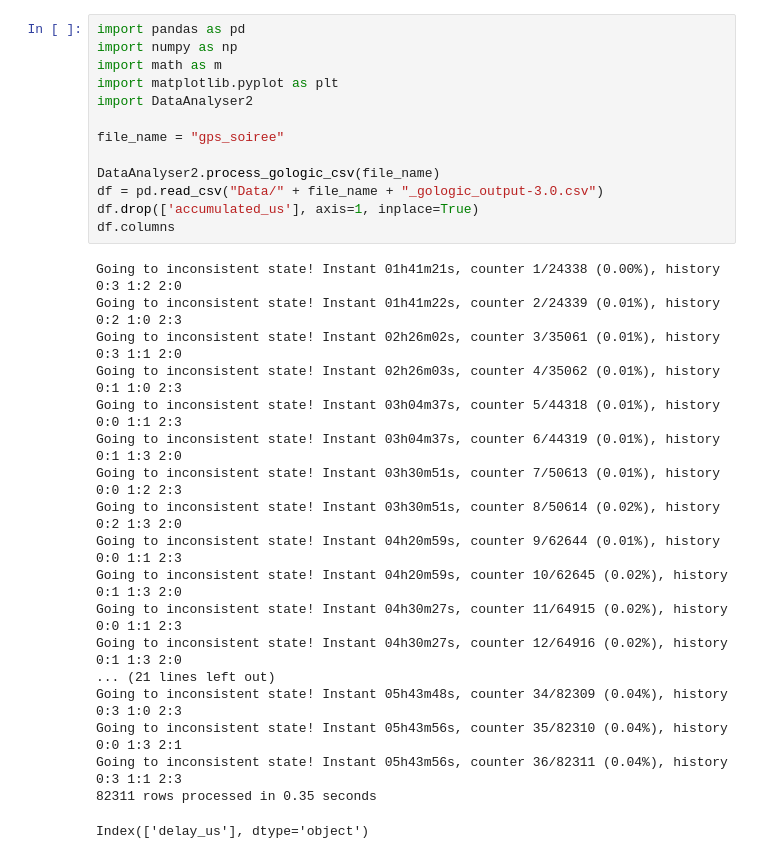
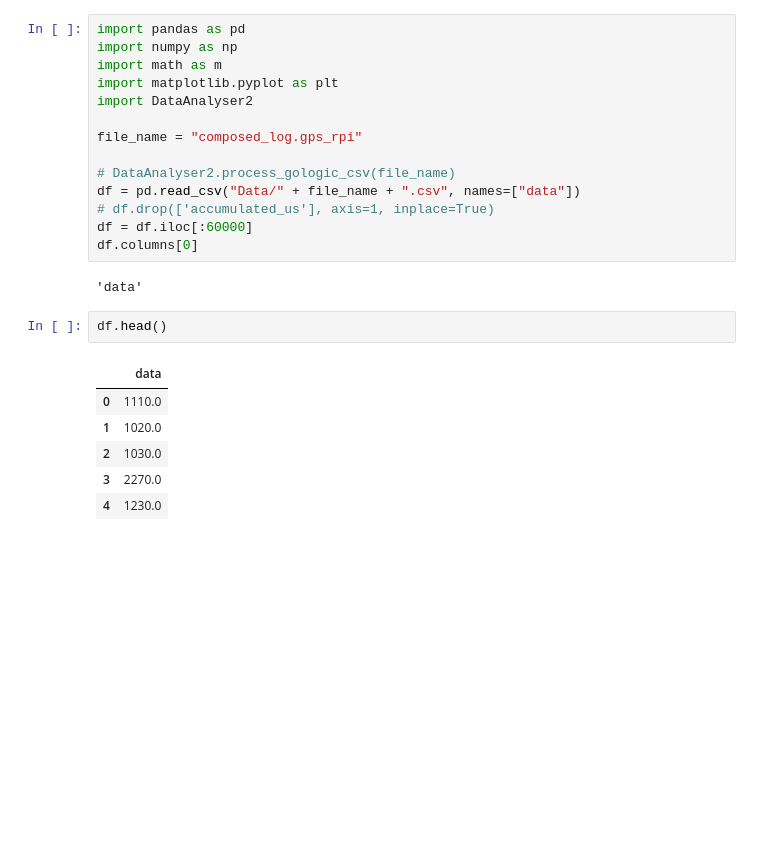
Before and after one commit to felipemoran/DataAnalyser, a Jupyter notebook: single_df_plot.ipynb, the cells around one changed output. Saved outputs shown, nothing was run; the diff lists cells and outputs as text; blank space fills up the shorter version.

```diff
--- a/single_df_plot.ipynb
+++ b/single_df_plot.ipynb
@@ -18,31 +18,24 @@ import math as m
 import matplotlib.pyplot as plt
 import DataAnalyser2
 
-file_name = "gps_soiree"
+file_name = "composed_log.gps_rpi"
 
-DataAnalyser2.process_gologic_csv(file_name)
-df = pd.read_csv("Data/" + file_name + "_gologic_output-3.0.csv")
-df.drop(['accumulated_us'], axis=1, inplace=True)
-df.columns
+# DataAnalyser2.process_gologic_csv(file_name)
+df = pd.read_csv("Data/" + file_name + ".csv", names=["data"])
+# df.drop(['accumulated_us'], axis=1, inplace=True)
+df = df.iloc[:60000]
+df.columns[0]
 # %% [output]
-Going to inconsistent state! Instant 01h41m21s, counter 1/24338 (0.00%), history 0:3 1:2 2:0
-Going to inconsistent state! Instant 01h41m22s, counter 2/24339 (0.01%), history 0:2 1:0 2:3
-Going to inconsistent state! Instant 02h26m02s, counter 3/35061 (0.01%), history 0:3 1:1 2:0
-Going to inconsistent state! Instant 02h26m03s, counter 4/35062 (0.01%), history 0:1 1:0 2:3
-Going to inconsistent state! Instant 03h04m37s, counter 5/44318 (0.01%), history 0:0 1:1 2:3
-Going to inconsistent state! Instant 03h04m37s, counter 6/44319 (0.01%), history 0:1 1:3 2:0
-Going to inconsistent state! Instant 03h30m51s, counter 7/50613 (0.01%), history 0:0 1:2 2:3
-Going to inconsistent state! Instant 03h30m51s, counter 8/50614 (0.02%), history 0:2 1:3 2:0
-Going to inconsistent state! Instant 04h20m59s, counter 9/62644 (0.01%), history 0:0 1:1 2:3
-Going to inconsistent state! Instant 04h20m59s, counter 10/62645 (0.02%), history 0:1 1:3 2:0
-Going to inconsistent state! Instant 04h30m27s, counter 11/64915 (0.02%), history 0:0 1:1 2:3
-Going to inconsistent state! Instant 04h30m27s, counter 12/64916 (0.02%), history 0:1 1:3 2:0
-... (21 lines left out)
-Going to inconsistent state! Instant 05h43m48s, counter 34/82309 (0.04%), history 0:3 1:0 2:3
-Going to inconsistent state! Instant 05h43m56s, counter 35/82310 (0.04%), history 0:0 1:3 2:1
-Going to inconsistent state! Instant 05h43m56s, counter 36/82311 (0.04%), history 0:3 1:1 2:3
-82311 rows processed in 0.35 seconds
+'data'
-Index(['delay_us'], dtype='object')
+# %%
+df.head()
+# %% [output]
+|  | data |
+| 0 | 1110.0 |
+| 1 | 1020.0 |
+| 2 | 1030.0 |
+| 3 | 2270.0 |
+| 4 | 1230.0 |
 # %%
 %matplotlib inline
 plt.figure()
```
Also changed, not shown: parts of 7 cells of this notebook, 4 other files.
